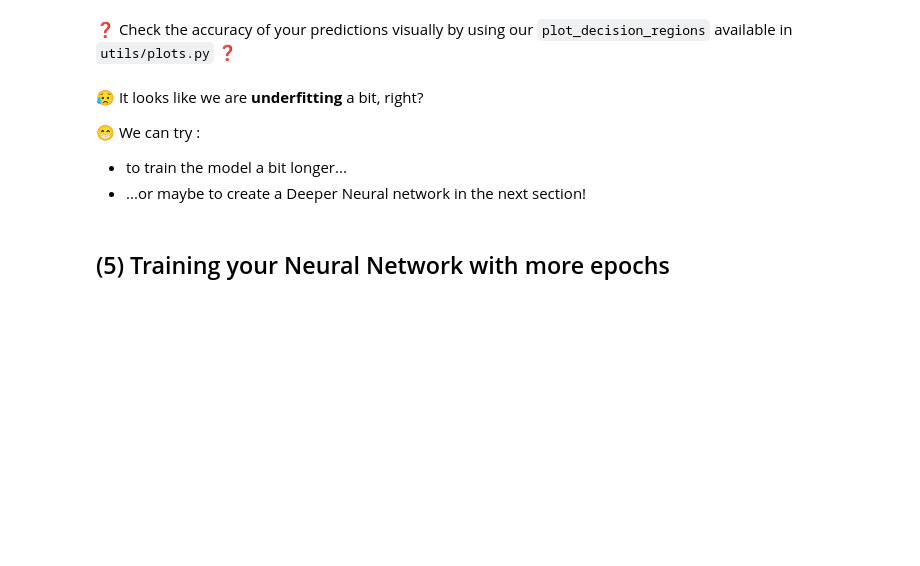
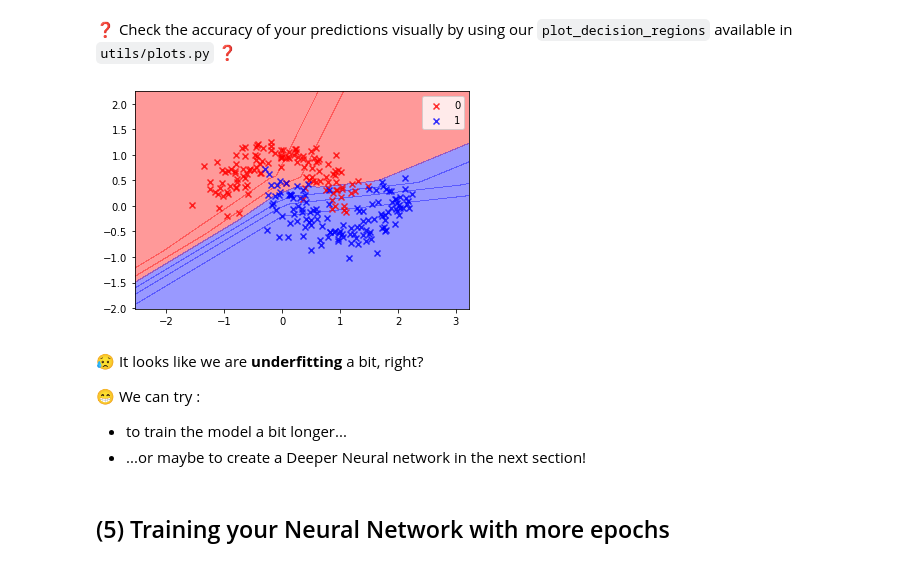
Before and after one commit to sprisajni/data-your-first-neural-network, a Jupyter notebook: your_first_neural_network.ipynb, the cells around one changed output. Cells and saved outputs as stored; diff of their text form; code cells hidden in the pictures; blank space fills up the shorter version.

```diff
--- a/your_first_neural_network.ipynb
+++ b/your_first_neural_network.ipynb
@@ -187,3 +345,8 @@ print(result.check())
+# %%
+from utils.plots import plot_decision_regions
+plot_decision_regions(X,y, model)
+# %% [output]
+[figure, added]
 # %% [markdown]
 😥 It looks like we are **underfitting** a bit, right?
 
```
Also changed, not shown: parts of 42 cells of this notebook.
